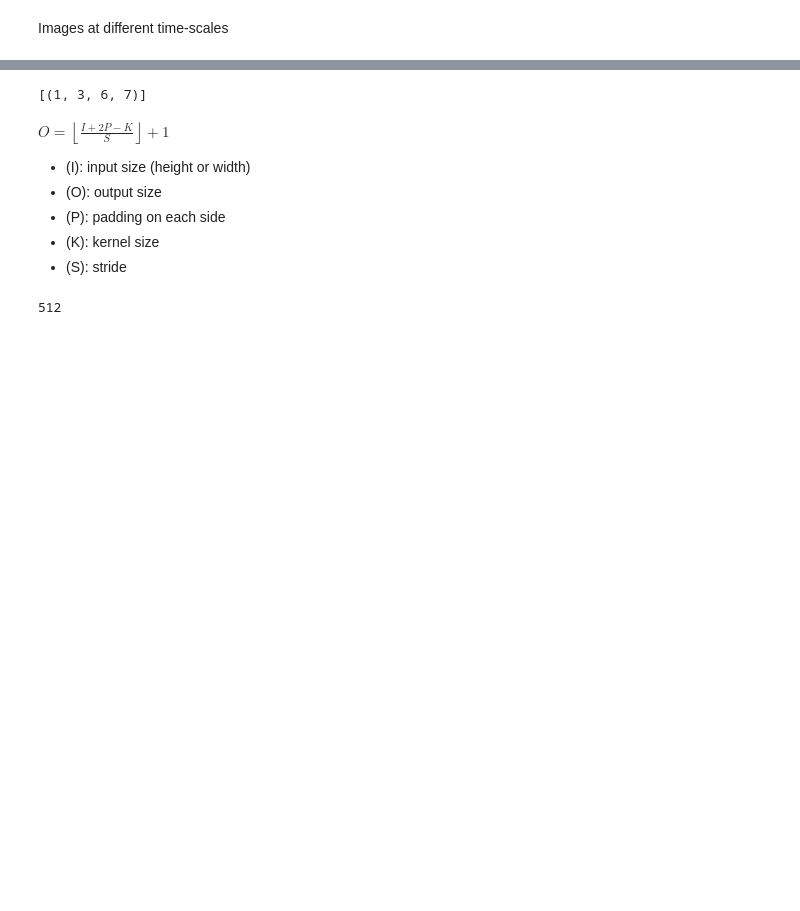
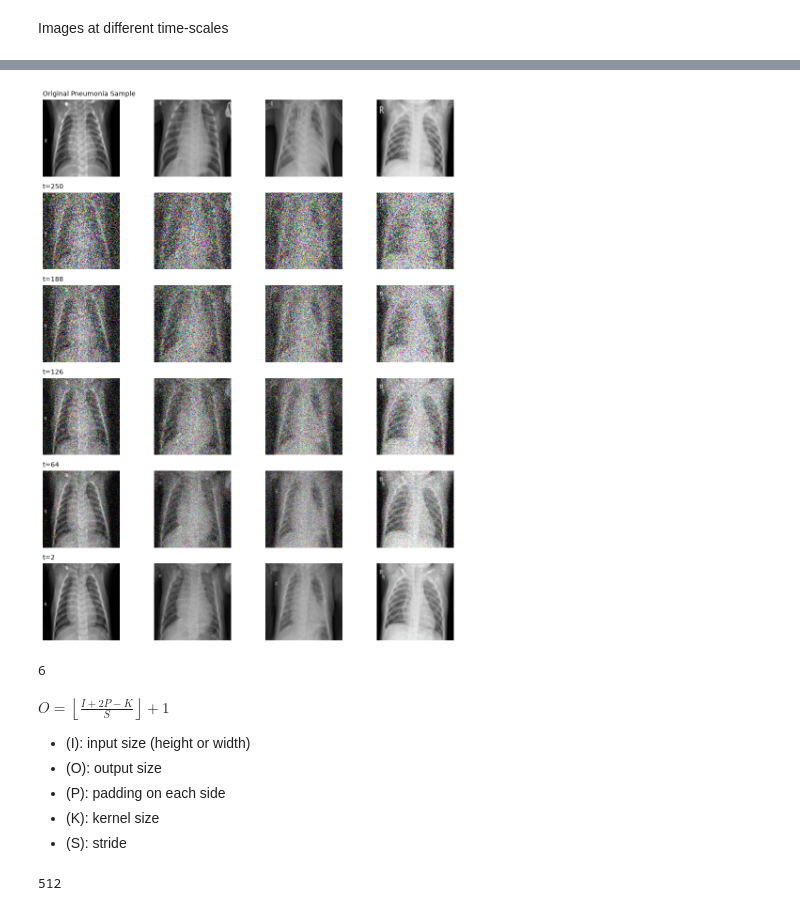
Before and after one commit to yomisosanya/diffusion-model-prototype, a Jupyter notebook: unet_02.ipynb, the cells around one changed output, grey strips where cells are left out. Cells and saved outputs as stored; diff of their text form; code cells hidden in the pictures; blank space fills up the shorter version.

```diff
--- a/unet_02.ipynb
+++ b/unet_02.ipynb
@@ -822,6 +891,13 @@ plt.show()
 # %%
-tt = (1, 3, 6, 7)
+abnorm_data = ChestXRay(
+        split=SplitLabel.TEST,
+        label=XRayLabel.PNEUMONIA)
 
-[tt]
+abnorm_loader = DataLoader(
+        dataset=abnorm_data,
+        batch_size=4,
+        shuffle=True)
+
+abnormal_test(model, abnorm_loader, t=250)
 # %% [output]
-[(1, 3, 6, 7)]
+[figure, added]
@@ -828,3 +991,13 @@ tt = (1, 3, 6, 7)
+# %%
+torch.randint(0, 20, (1,)).item()
+
+[3] * 4
+
+y = list(range(7))
+
+y[-1]
+# %% [output]
+6
 # %% [markdown]
 
 $\boxed{O=\left\lfloor\frac{I+2P-K}{S}\right\rfloor+1}$
```
Also changed, not shown: parts of 11 cells of this notebook.
